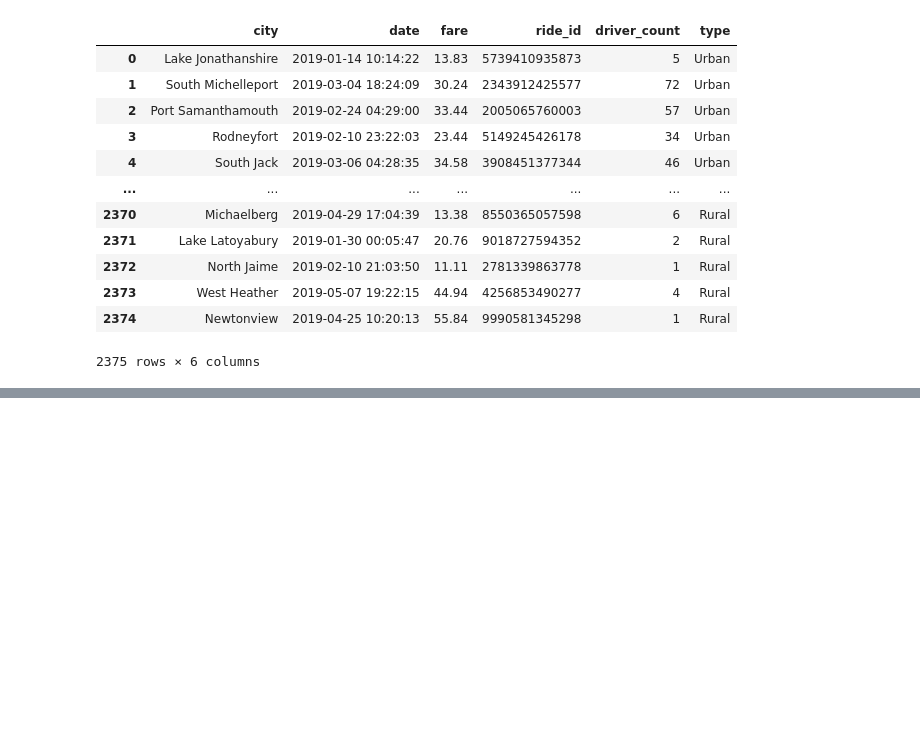
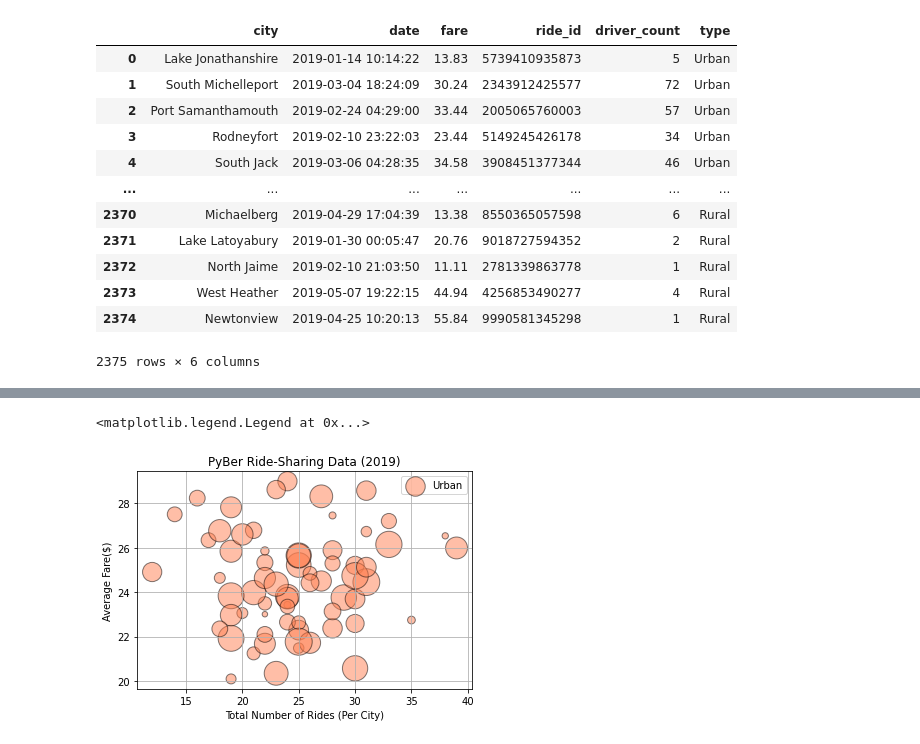
Before and after one commit to sarahrosegallagher/PyBer_Analysis, a Jupyter notebook: PyBer.ipynb, the cells around one changed output, grey strips where cells are left out. Drawn from its saved outputs; the diff is of its cells as text; code cells hidden in the pictures; blank space fills up the shorter version.

Commit message:
scatter for city type

```diff
--- a/PyBer.ipynb
+++ b/PyBer.ipynb
@@ -80,0 +136,6 @@ df
+# %%
+# get ride count for each city type
+
+urban_ride_count = urban_df.groupby("city").count()["ride_id"]
+
+urban_ride_count
@@ -80,0 +203,6 @@ df
+# %%
+# average fare for each city type
+
+urban_fare_mean = urban_df.groupby("city").mean()["fare"]
+
+urban_fare_mean
@@ -80,0 +270,5 @@ df
+# %%
+#average number of drivers
+urban_driver_mean = urban_df.groupby("city").mean()["driver_count"]
+
+urban_driver_mean
@@ -80,0 +336,29 @@ df
+# %%
+
+
+
+
+#scatter plot urban
+plt.scatter(urban_ride_count,
+    urban_fare_mean,
+    s=10*urban_driver_mean,
+    alpha = 0.5,
+    edgecolors= "k", linewidths= 1,
+    color = "coral",
+    label = "Urban")
+
+#title
+plt.title("PyBer Ride-Sharing Data (2019)")
+
+#labels for axes
+plt.xlabel("Total Number of Rides (Per City)")
+plt.ylabel("Average Fare($)")
+
+#grid
+plt.grid()
+
+#legend
+plt.legend()
+# %% [output]
+<matplotlib.legend.Legend at 0x...>
+[figure, added]
```
Also changed, not shown: parts of 15 cells of this notebook, 1 other file.
